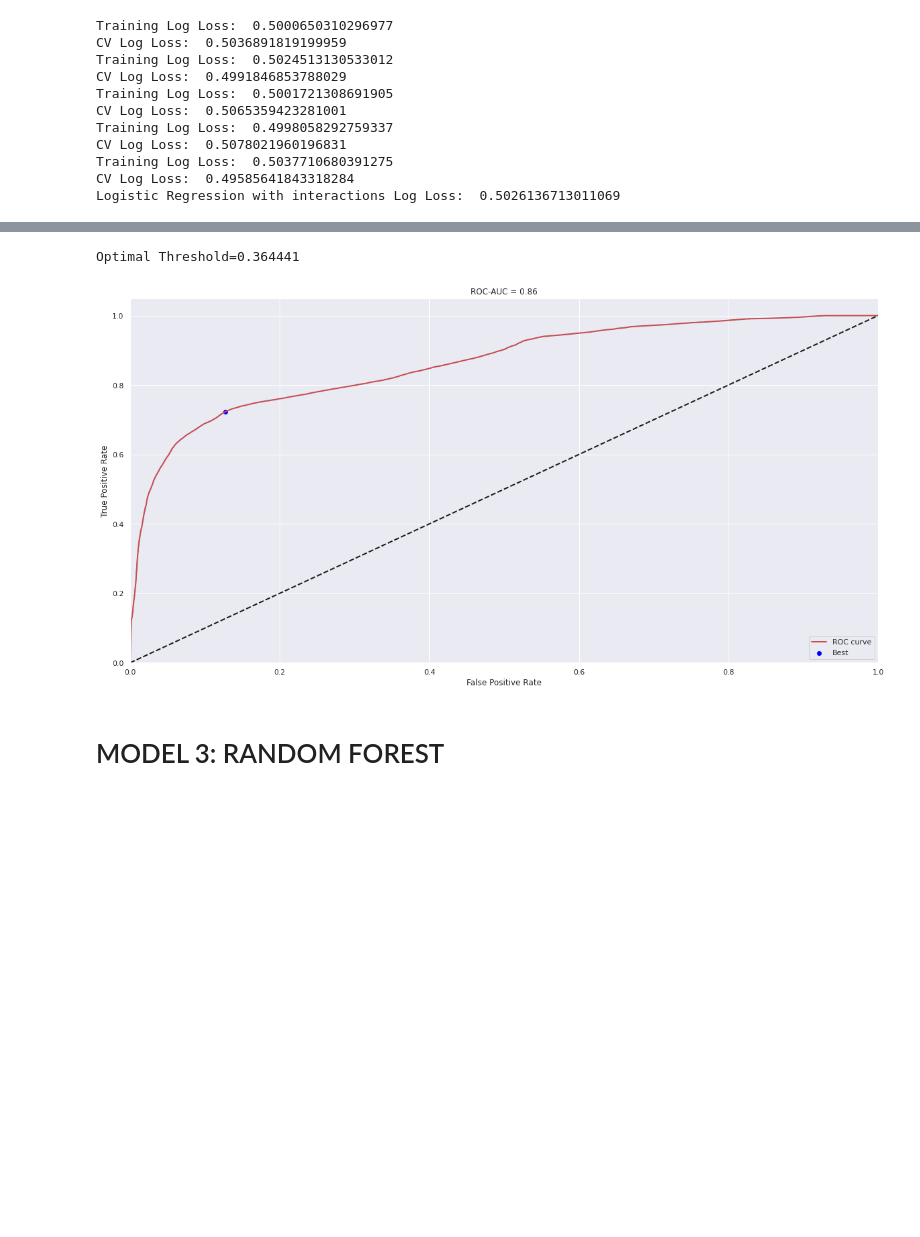
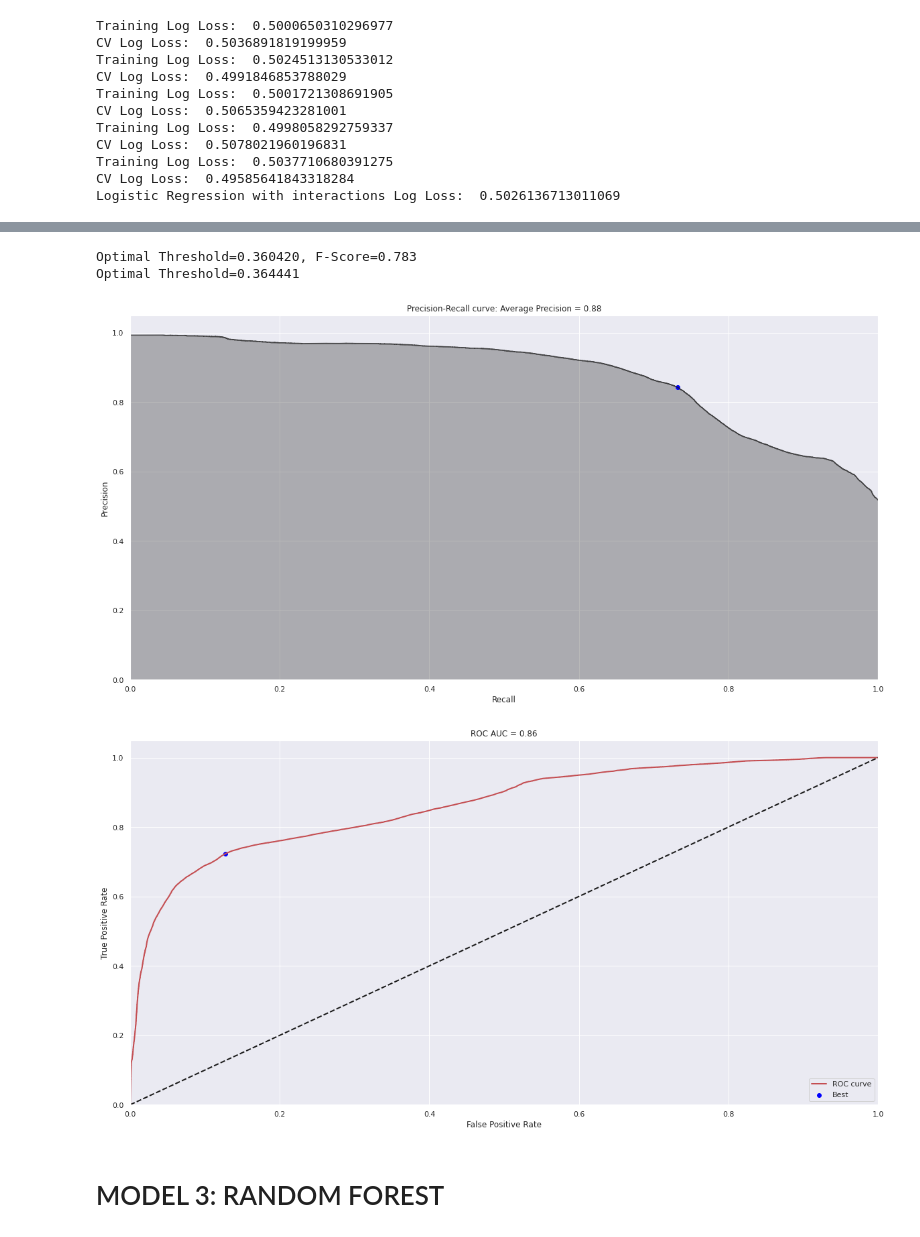
Before and after one commit to qSergio/rare_anomaly, a Jupyter notebook: device_failure_classifiers/Work Sample.ipynb, the cells around one changed output, grey strips where cells are left out. Drawn from its saved outputs; the diff is of its cells as text; code cells hidden in the pictures; blank space fills up the shorter version.

```diff
--- a/device_failure_classifiers/Work Sample.ipynb
+++ b/device_failure_classifiers/Work Sample.ipynb
@@ -490,11 +491,11 @@ for train_index, cv_index in k_fold.split(np.zeros(len(X_train_rlg)),y_train_rlg
     X_train_fold, X_cv_fold = X_train_rlg.iloc[train_index,:],X_train_rlg.iloc[cv_index,:]
     y_train_fold, y_cv_fold = y_train_rlg.iloc[train_index],y_train_rlg.iloc[cv_index]
 
-    model.fit(X_train_fold, y_train_fold)
-    loglossTraining = log_loss(y_train_fold, model.predict_proba(X_train_fold)[:,1])
+    logReg.fit(X_train_fold, y_train_fold)
+    loglossTraining = log_loss(y_train_fold, logReg.predict_proba(X_train_fold)[:,1])
     trainingScores.append(loglossTraining)
 
-    predictionsBasedOnKFolds.loc[X_cv_fold.index,:] = model.predict_proba(X_cv_fold)
+    predictionsBasedOnKFolds.loc[X_cv_fold.index,:] = logReg.predict_proba(X_cv_fold)
     loglossCV = log_loss(y_cv_fold, predictionsBasedOnKFolds.loc[X_cv_fold.index,1])
     cvScores.append(loglossCV)
 
@@ -625,7 +628,7 @@ class_weight = 'balanced'
 random_state = 2020
 solver = 'liblinear'
 
-logReg = LogisticRegression(penalty=penalty,
+logReg_int = LogisticRegression(penalty=penalty,
                             C=C,
                             max_iter = 500,
                             warm_start = True,
@@ -639,18 +642,16 @@ trainingScores = []
 cvScores = []
 predictionsBasedOnKFolds = pd.DataFrame(data=[],
                                         index=y_train_rlg2.index,columns=[0,1])
-
-model = logReg
 # %%
 for train_index, cv_index in k_fold.split(np.zeros(len(X_train_rlg2)),y_train_rlg2.y.ravel()):
     X_train_fold, X_cv_fold = X_train_rlg2.iloc[train_index,:],X_train_rlg2.iloc[cv_index,:]
     y_train_fold, y_cv_fold = y_train_rlg2.iloc[train_index],y_train_rlg2.iloc[cv_index]
 
-    model.fit(X_train_fold, y_train_fold)
-    loglossTraining = log_loss(y_train_fold, model.predict_proba(X_train_fold)[:,1])
+    logReg_int.fit(X_train_fold, y_train_fold)
+    loglossTraining = log_loss(y_train_fold, logReg_int.predict_proba(X_train_fold)[:,1])
     trainingScores.append(loglossTraining)
 
-    predictionsBasedOnKFolds.loc[X_cv_fold.index,:] = model.predict_proba(X_cv_fold)
+    predictionsBasedOnKFolds.loc[X_cv_fold.index,:] = logReg_int.predict_proba(X_cv_fold)
     loglossCV = log_loss(y_cv_fold, predictionsBasedOnKFolds.loc[X_cv_fold.index,1])
     cvScores.append(loglossCV)
 
@@ -707,29 +729,10 @@ Text(0.5, 1.0, 'Precision-Recall curve: Average Precision = 0.88')
-# %%
-fpr, tpr, thresholds = roc_curve(preds['trueLabel'],preds['prediction'])
-
-areaUnderROC = auc(fpr, tpr)
-
-J = tpr - fpr
-optim = np.argmax(J)
-best_thresh = thresholds[optim]
-print('Optimal Threshold=%f' % (best_thresh))
-
-plt.figure()
-plt.plot(fpr, tpr, color='r', lw=2, label='ROC curve')
-plt.plot([0, 1], [0, 1], color='k', lw=2, linestyle='--')
-plt.xlim([0.0, 1.0])
-plt.ylim([0.0, 1.05])
-# optimal point
-plt.scatter(fpr[optim], tpr[optim], marker='o', color='blue', label='Best')
-
-plt.xlabel('False Positive Rate')
-plt.ylabel('True Positive Rate')
-plt.title('ROC-AUC = {0:0.2f}'.format(areaUnderROC))
-plt.legend(loc="lower right")
-plt.show()
-# %% [output]
-Optimal Threshold=0.364441
-[figure, removed]
+# %%
+preds = plotPerformance(y_train_rlg2,predictionsBasedOnKFolds.loc[:,1],returnPreds=True)
+# %% [output]
+Optimal Threshold=0.360420, F-Score=0.783
+Optimal Threshold=0.364441
+[figure, added]
+[figure, added]
 # %% [markdown]
 # MODEL 3: RANDOM FOREST
 # %% [markdown]
```
Also changed, not shown: parts of 33 cells of this notebook.
